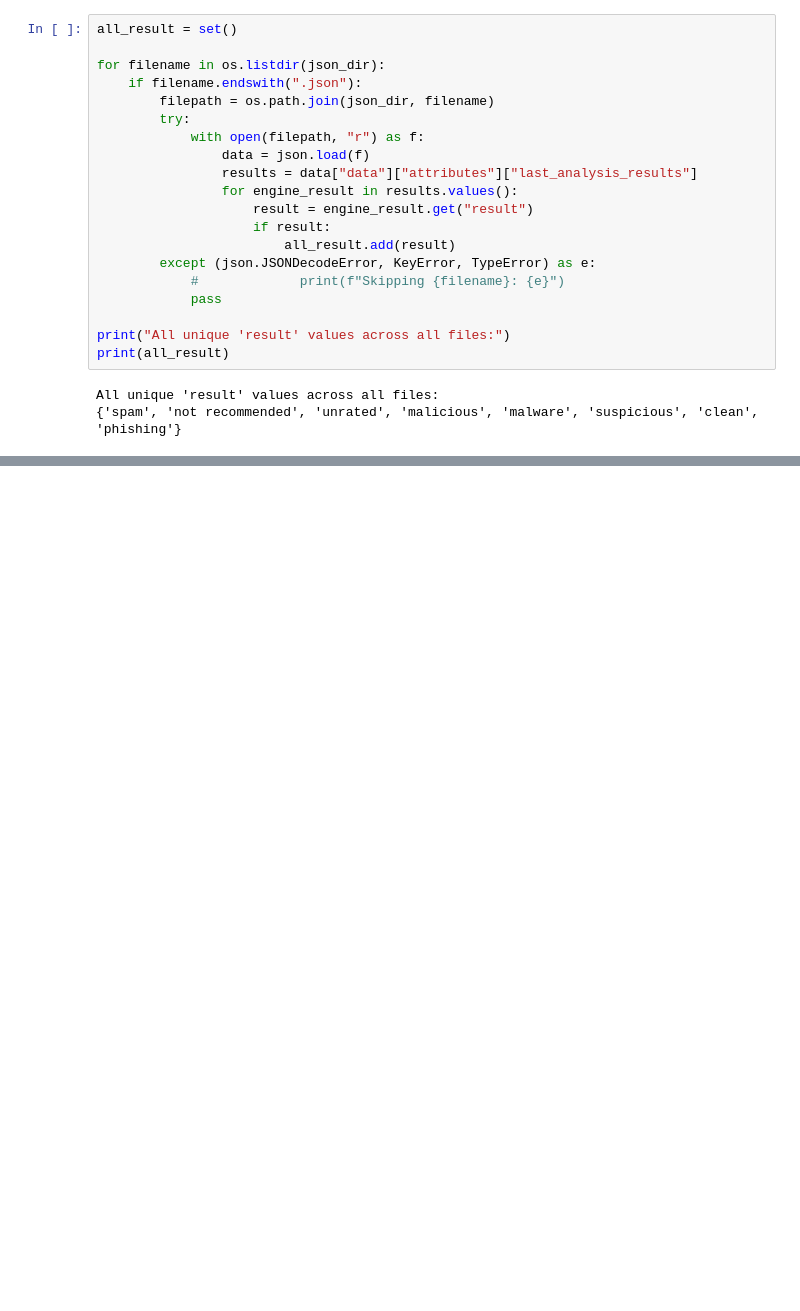
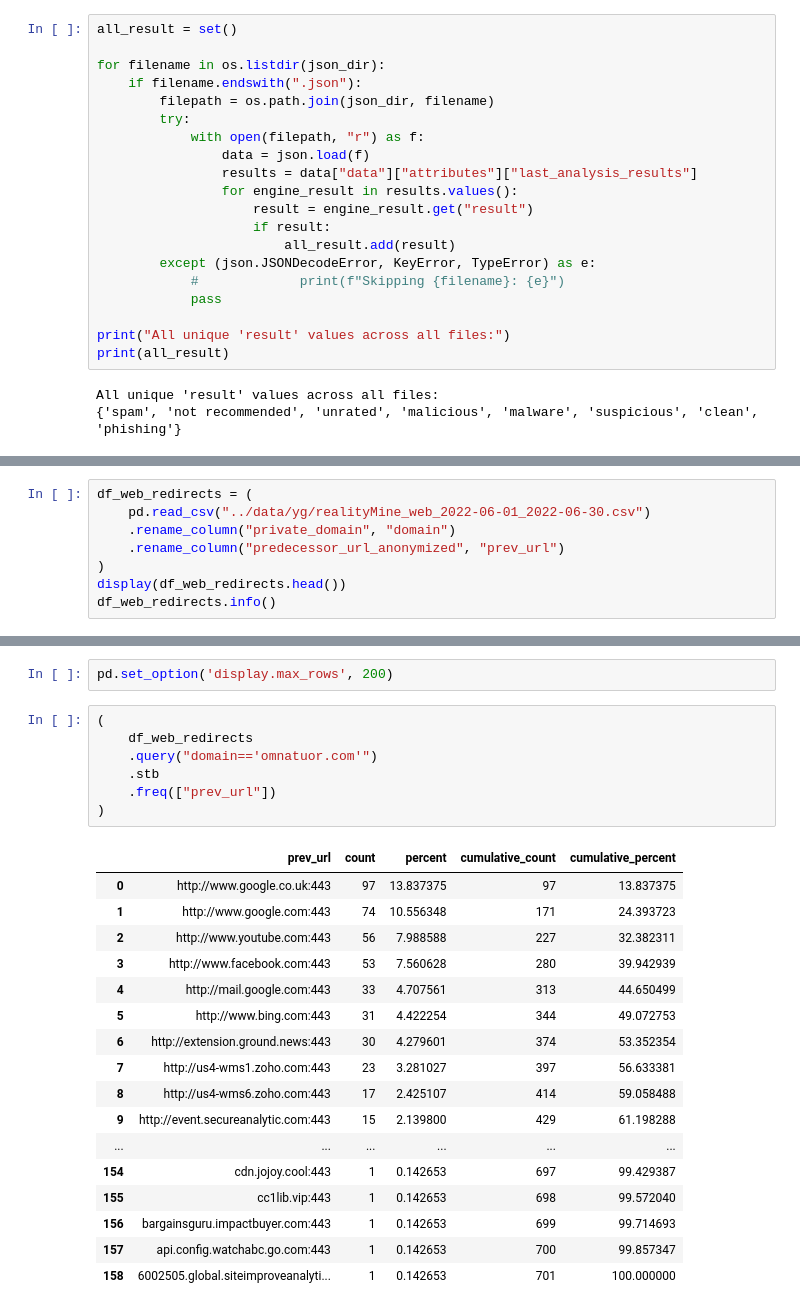
Before and after one commit to themains/bad_domains, a Jupyter notebook: scripts/09_inspecting_VT.ipynb, the cells around one changed output, grey strips where cells are left out. Saved outputs shown, nothing was run; the diff lists cells and outputs as text; blank space fills up the shorter version.

Commit message:
Redirects

```diff
--- a/scripts/09_inspecting_VT.ipynb
+++ b/scripts/09_inspecting_VT.ipynb
@@ -669,0 +673,8 @@ All unique 'result' values across all files:
+# %%
+df_web_redirects = (
+    pd.read_csv("../data/yg/realityMine_web_2022-06-01_2022-06-30.csv")
+    .rename_column("private_domain", "domain")
+    .rename_column("predecessor_url_anonymized", "prev_url")
+)
+display(df_web_redirects.head())
+df_web_redirects.info()
@@ -669,0 +706,27 @@ All unique 'result' values across all files:
+# %%
+pd.set_option('display.max_rows', 200)
+# %%
+(
+    df_web_redirects
+    .query("domain=='omnatuor.com'")
+    .stb
+    .freq(["prev_url"])
+)
+# %% [output]
+|  | prev_url | count | percent | cumulative_count | cumulative_percent |
+| 0 | http://www.google.co.uk:443 | 97 | 13.837375 | 97 | 13.837375 |
+| 1 | http://www.google.com:443 | 74 | 10.556348 | 171 | 24.393723 |
+| 2 | http://www.youtube.com:443 | 56 | 7.988588 | 227 | 32.382311 |
+| 3 | http://www.facebook.com:443 | 53 | 7.560628 | 280 | 39.942939 |
+| 4 | http://mail.google.com:443 | 33 | 4.707561 | 313 | 44.650499 |
+| 5 | http://www.bing.com:443 | 31 | 4.422254 | 344 | 49.072753 |
+| 6 | http://extension.ground.news:443 | 30 | 4.279601 | 374 | 53.352354 |
+| 7 | http://us4-wms1.zoho.com:443 | 23 | 3.281027 | 397 | 56.633381 |
+| 8 | http://us4-wms6.zoho.com:443 | 17 | 2.425107 | 414 | 59.058488 |
+| 9 | http://event.secureanalytic.com:443 | 15 | 2.139800 | 429 | 61.198288 |
+| ... | ... | ... | ... | ... | ... |
+| 154 | cdn.jojoy.cool:443 | 1 | 0.142653 | 697 | 99.429387 |
+| 155 | cc1lib.vip:443 | 1 | 0.142653 | 698 | 99.572040 |
+| 156 | bargainsguru.impactbuyer.com:443 | 1 | 0.142653 | 699 | 99.714693 |
+| 157 | api.config.watchabc.go.com:443 | 1 | 0.142653 | 700 | 99.857347 |
+| 158 | 6002505.global.siteimproveanalyti... | 1 | 0.142653 | 701 | 100.000000 |
```
Also changed, not shown: parts of 7 cells of this notebook.
